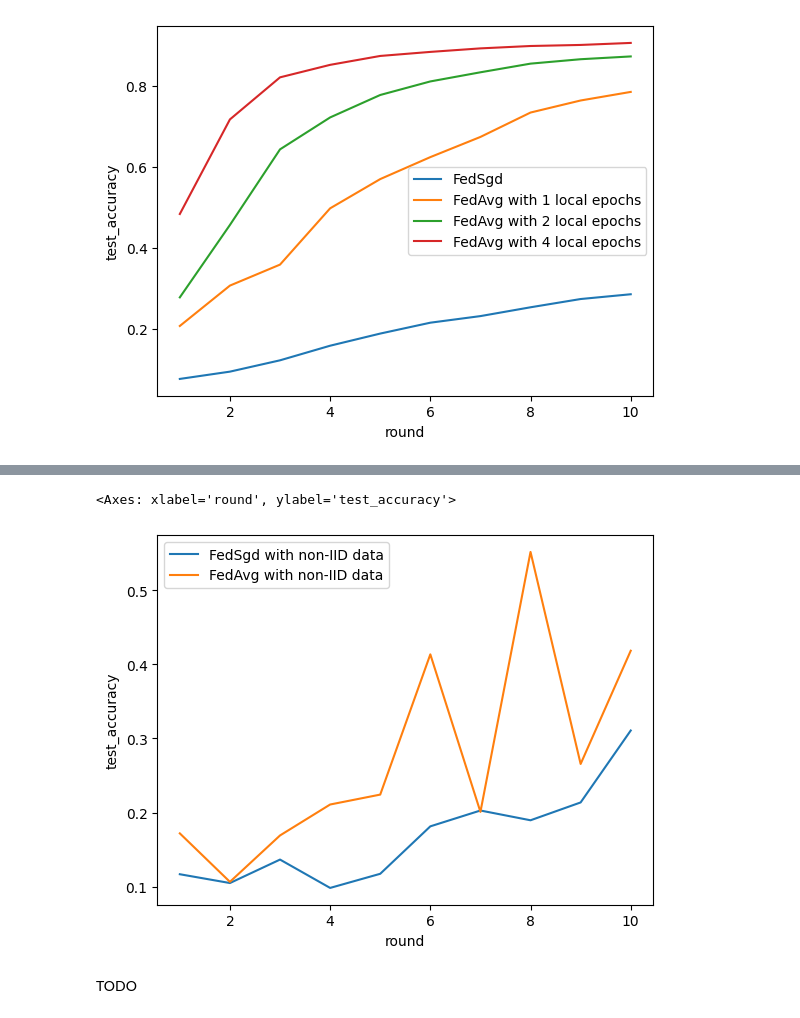
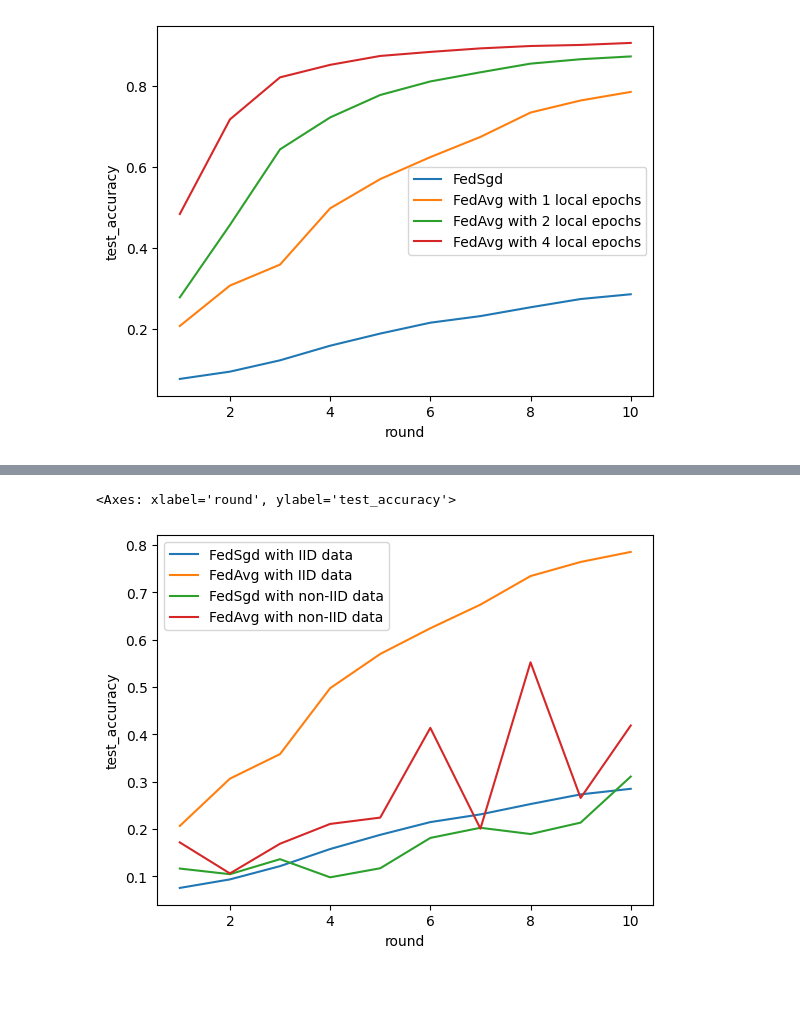
Before and after one commit to Quaffel/university-distributed-deep-learning, a Jupyter notebook: federated-learning/fedsgd-vs-fedavg/homework.ipynb, the cells around one changed output, grey strips where cells are left out. Drawn from its saved outputs; the diff is of its cells as text; code cells hidden in the pictures; blank space fills up the shorter version.

```diff
--- a/federated-learning/fedsgd-vs-fedavg/homework.ipynb
+++ b/federated-learning/fedsgd-vs-fedavg/homework.ipynb
@@ -437,11 +500,14 @@ TODO
+# %%
+results_fedsgd_iid = run_fedsgd(iid=True)
+results_fedsgd_non_iid = run_fedsgd(iid=False)
 # %%
-results_fedsgd_non_iid = run_fedsgd(iid=False)
+results_fedavg_iid = run_fedavg(iid=True)
 results_fedavg_non_iid = run_fedavg(iid=False)
 # %%
+sns.lineplot(results_fedsgd_iid, x="round", y="test_accuracy", label="FedSgd with IID data")
+sns.lineplot(results_fedavg_iid, x="round", y="test_accuracy", label="FedAvg with IID data")
 sns.lineplot(results_fedsgd_non_iid, x="round", y="test_accuracy", label="FedSgd with non-IID data")
 sns.lineplot(results_fedavg_non_iid, x="round", y="test_accuracy", label="FedAvg with non-IID data")
 # %% [output]
 <Axes: xlabel='round', ylabel='test_accuracy'>
-[figure, old version]
+[figure, new version]
-# %% [markdown]
-TODO
```
Also changed, not shown: parts of 16 cells of this notebook.
